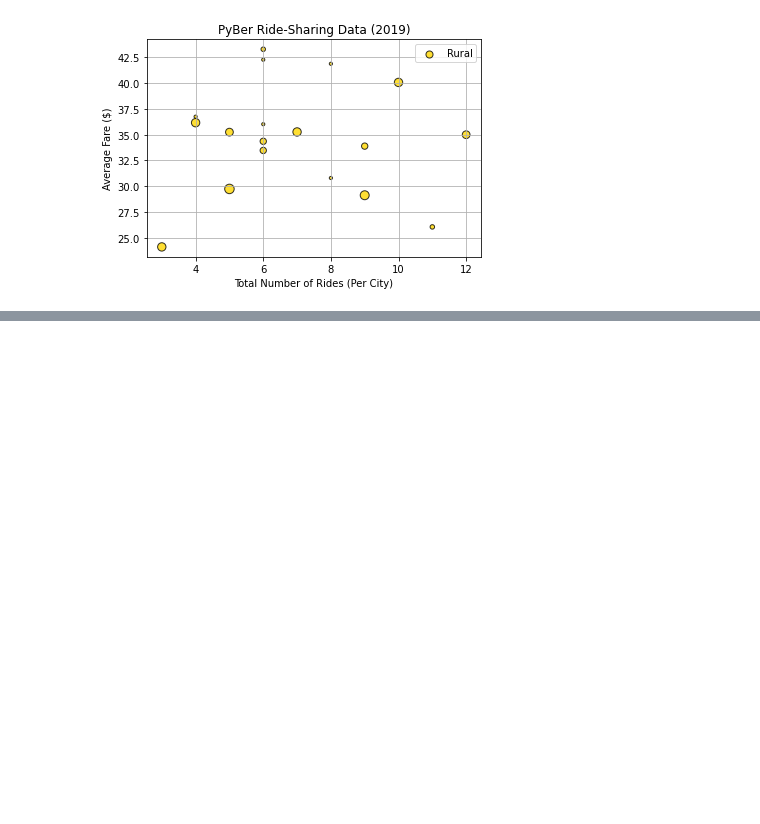
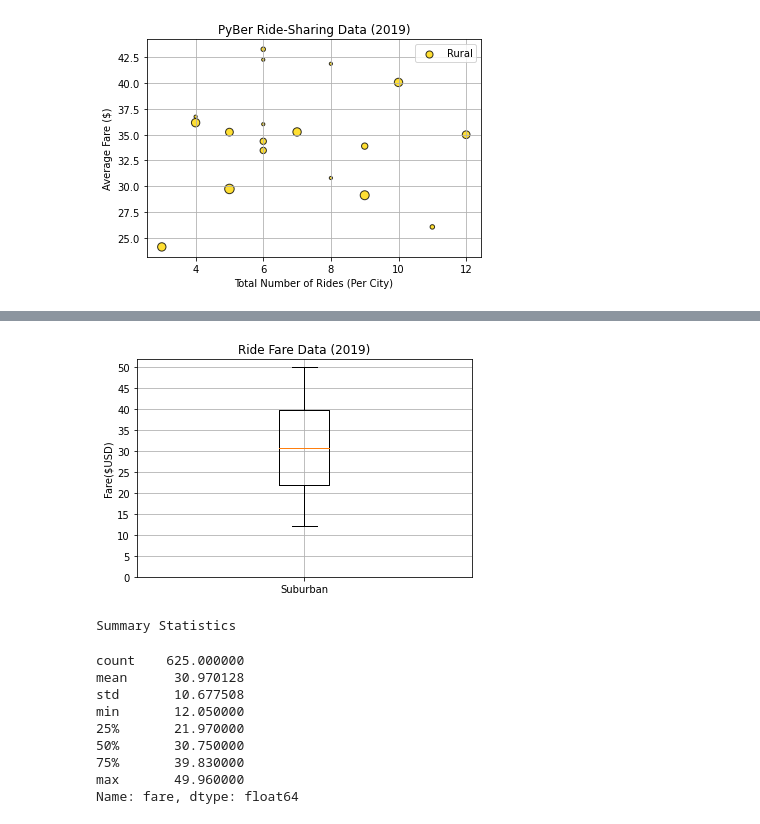
Before and after one commit to ellraff/PyBer_Analysis, a Jupyter notebook: PyBer.ipynb, the cells around one changed output, grey strips where cells are left out. Saved outputs shown, nothing was run; the diff lists cells and outputs as text; code cells hidden in the pictures; blank space fills up the shorter version.

```diff
--- a/PyBer.ipynb
+++ b/PyBer.ipynb
@@ -298,0 +368,26 @@ IndexError: list index out of range
+# %%
+# Create a box-and-whisker plot for the suburban fare data.
+suburban_fares = suburban_cities_df['fare']
+x_labels = ["Suburban"]
+fig, ax = plt.subplots()
+ax.boxplot(suburban_fares, labels=x_labels)
+# Add the title, y-axis label and grid.
+ax.set_title('Ride Fare Data (2019)')
+ax.set_ylabel('Fare($USD)')
+ax.set_yticks(np.arange(0, 51, step=5.0))
+ax.grid()
+plt.show()
+print("Summary Statistics")
+suburban_fares.describe()
+# %% [output]
+[figure, added]
+Summary Statistics
+count    625.000000
+mean      30.970128
+std       10.677508
+min       12.050000
+25%       21.970000
+50%       30.750000
+75%       39.830000
+max       49.960000
+Name: fare, dtype: float64
```
Also changed, not shown: parts of 21 cells of this notebook, 9 other files.
